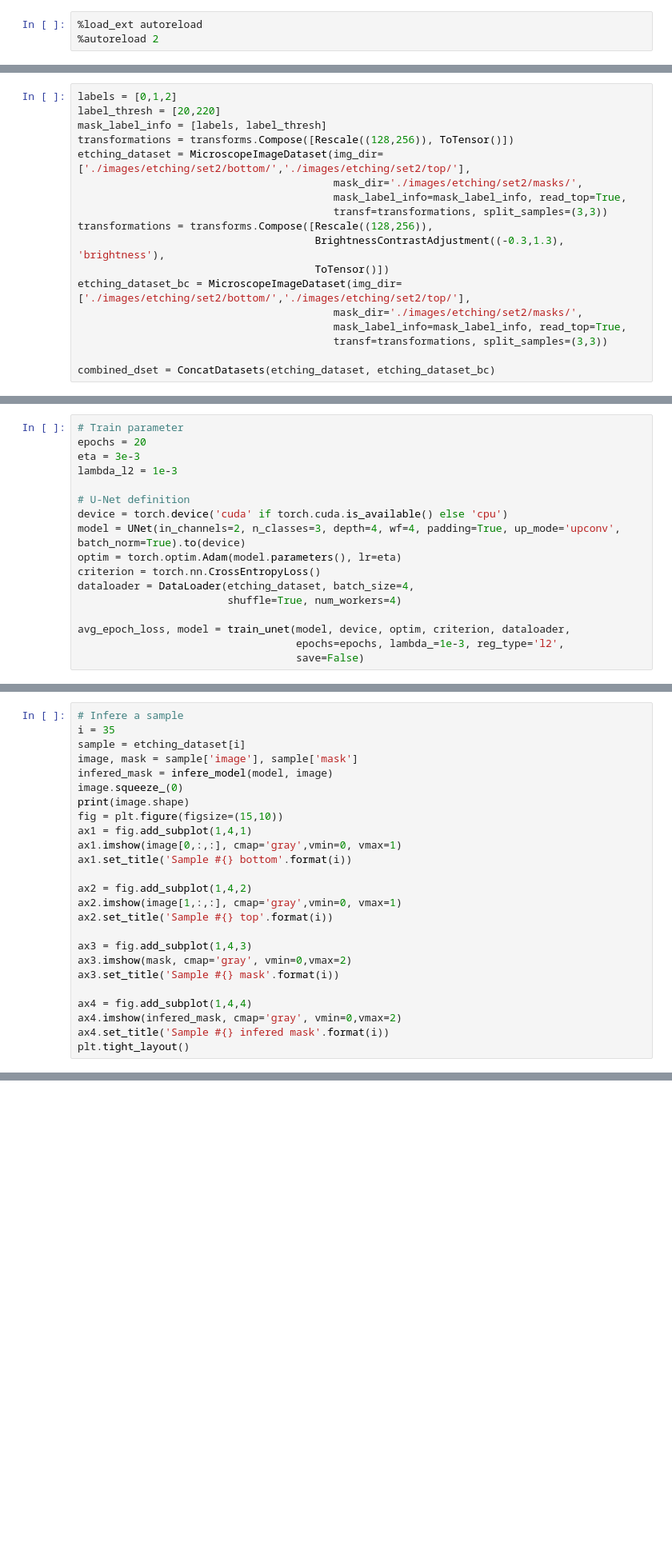
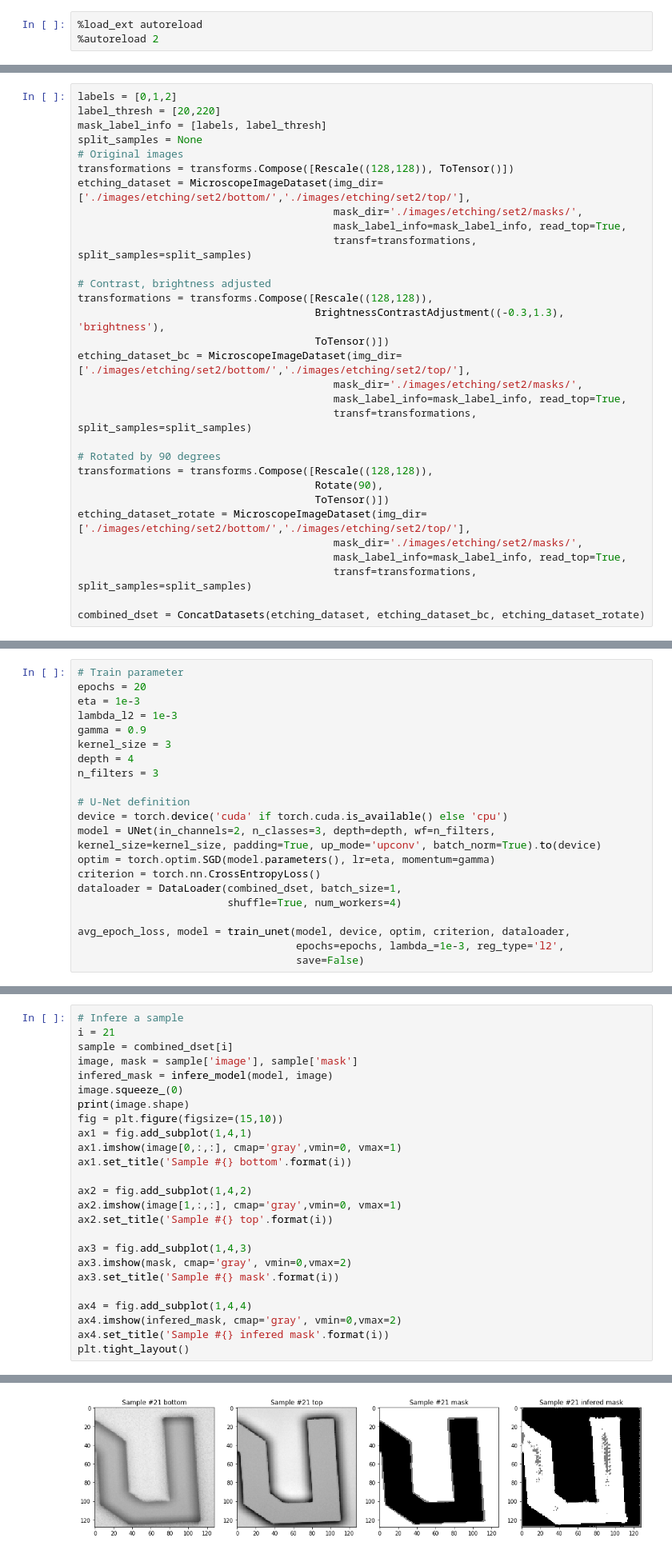
Before and after one commit to silvan-stettler/ml-processopt, a Jupyter notebook: unet_segmentation.ipynb, the cells around one changed output, grey strips where cells are left out. Shown: that part at 80% size. Saved outputs shown, nothing was run; the diff lists cells and outputs as text; blank space fills up the shorter version.

Commit message:
Finished unet implementation. Created visualization function

```diff
--- a/unet_segmentation.ipynb
+++ b/unet_segmentation.ipynb
@@ -14,17 +14,30 @@ from unet.utils import infere_model
 labels = [0,1,2]
 label_thresh = [20,220]
 mask_label_info = [labels, label_thresh]
-transformations = transforms.Compose([Rescale((128,256)), ToTensor()])
+split_samples = None
+# Original images
+transformations = transforms.Compose([Rescale((128,128)), ToTensor()])
 etching_dataset = MicroscopeImageDataset(img_dir=['./images/etching/set2/bottom/','./images/etching/set2/top/'],
                                          mask_dir='./images/etching/set2/masks/',
                                          mask_label_info=mask_label_info, read_top=True,
-                                         transf=transformations, split_samples=(3,3))
-transformations = transforms.Compose([Rescale((128,256)),
+                                         transf=transformations, split_samples=split_samples)
+
+# Contrast, brightness adjusted
+transformations = transforms.Compose([Rescale((128,128)),
                                       BrightnessContrastAdjustment((-0.3,1.3), 'brightness'),
                                       ToTensor()])
 etching_dataset_bc = MicroscopeImageDataset(img_dir=['./images/etching/set2/bottom/','./images/etching/set2/top/'],
                                          mask_dir='./images/etching/set2/masks/',
                                          mask_label_info=mask_label_info, read_top=True,
-                                         transf=transformations, split_samples=(3,3))
+                                         transf=transformations, split_samples=split_samples)
 
-combined_dset = ConcatDatasets(etching_dataset, etching_dataset_bc)
+# Rotated by 90 degrees
+transformations = transforms.Compose([Rescale((128,128)),
+                                      Rotate(90),
+                                      ToTensor()])
+etching_dataset_rotate = MicroscopeImageDataset(img_dir=['./images/etching/set2/bottom/','./images/etching/set2/top/'],
+                                         mask_dir='./images/etching/set2/masks/',
+                                         mask_label_info=mask_label_info, read_top=True,
+                                         transf=transformations, split_samples=split_samples)
+
+combined_dset = ConcatDatasets(etching_dataset, etching_dataset_bc, etching_dataset_rotate)
@@ -81,15 +103,19 @@ for i in range(len(etching_dataset)):
 # %%
 # Train parameter
 epochs = 20
-eta = 3e-3
+eta = 1e-3
 lambda_l2 = 1e-3
+gamma = 0.9
+kernel_size = 3
+depth = 4
+n_filters = 3
 
 # U-Net definition
 device = torch.device('cuda' if torch.cuda.is_available() else 'cpu')
-model = UNet(in_channels=2, n_classes=3, depth=4, wf=4, padding=True, up_mode='upconv', batch_norm=True).to(device)
-optim = torch.optim.Adam(model.parameters(), lr=eta)
+model = UNet(in_channels=2, n_classes=3, depth=depth, wf=n_filters, kernel_size=kernel_size, padding=True, up_mode='upconv', batch_norm=True).to(device)
+optim = torch.optim.SGD(model.parameters(), lr=eta, momentum=gamma)
 criterion = torch.nn.CrossEntropyLoss()
-dataloader = DataLoader(etching_dataset, batch_size=4,
+dataloader = DataLoader(combined_dset, batch_size=1,
                         shuffle=True, num_workers=4)
 
 avg_epoch_loss, model = train_unet(model, device, optim, criterion, dataloader,
@@ -105,7 +152,7 @@ ax.set_ylabel("CrossEntropyLoss")
 # %%
 # Infere a sample
-i = 35
-sample = etching_dataset[i]
+i = 21
+sample = combined_dset[i]
 image, mask = sample['image'], sample['mask']
 infered_mask = infere_model(model, image)
 image.squeeze_(0)
@@ -127,3 +174,4 @@ ax4 = fig.add_subplot(1,4,4)
 ax4.imshow(infered_mask, cmap='gray', vmin=0,vmax=2)
 ax4.set_title('Sample #{} infered mask'.format(i))
 plt.tight_layout()
+# %% [output]
@@ -130,2 +179,3 @@ plt.tight_layout()
+[figure, added]
 # %%
 infered_mask
```
Also changed, not shown: parts of 6 cells of this notebook, 5 other files.
